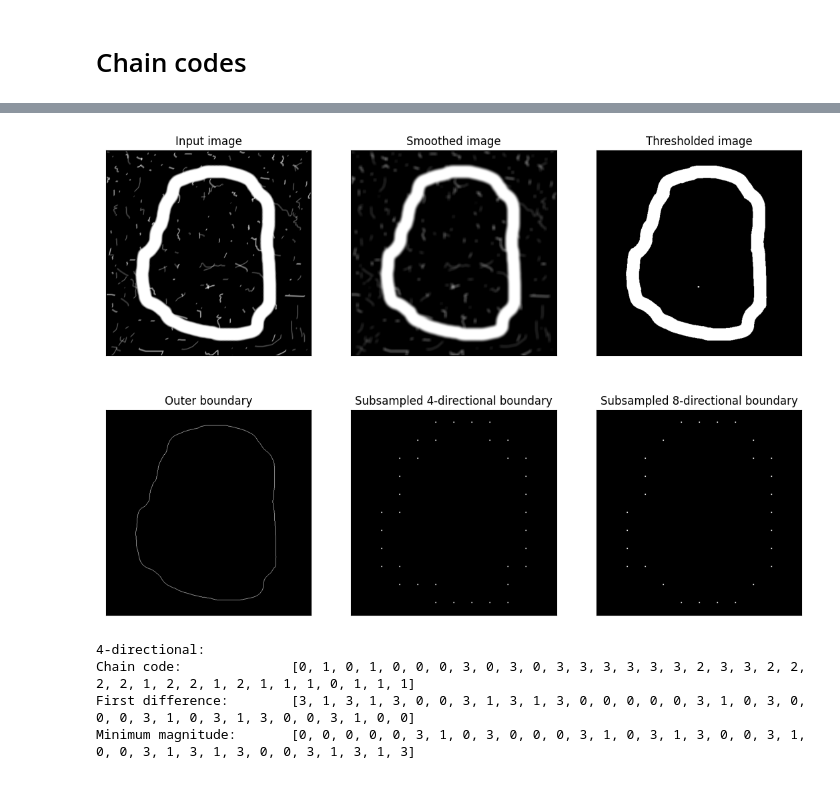
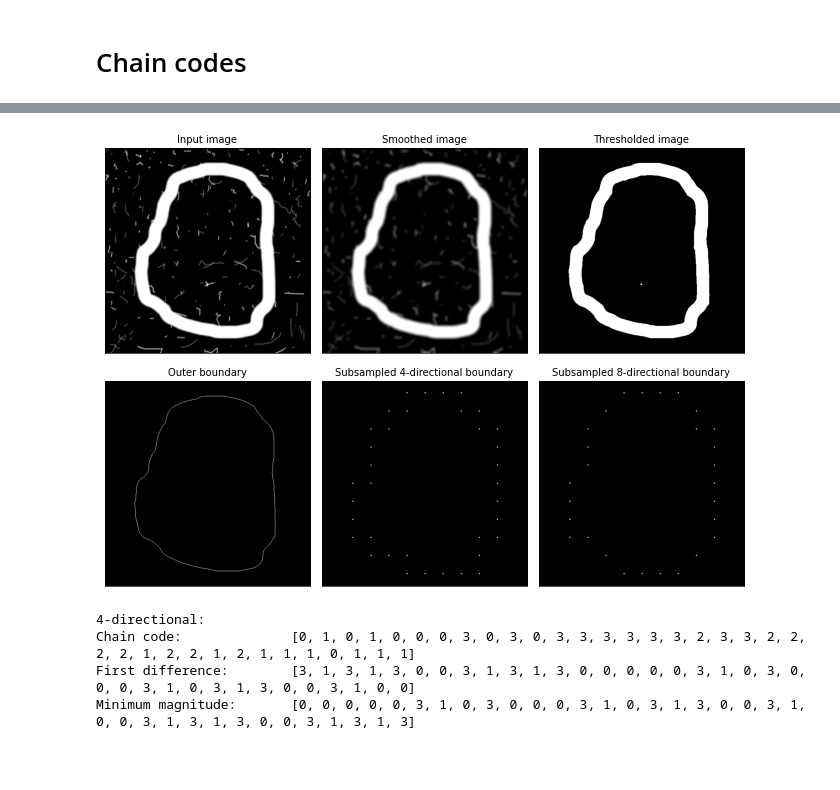
Before and after one commit to ArthurFDLR/Image_Boundaries_Analysis, a Jupyter notebook: Image_Boundaries_Analysis.ipynb, the cells around one changed output, grey strips where cells are left out. Drawn from its saved outputs; the diff is of its cells as text; code cells hidden in the pictures.

```diff
--- a/Image_Boundaries_Analysis.ipynb
+++ b/Image_Boundaries_Analysis.ipynb
@@ -164,36 +227,35 @@ img = io.imread('https://github.com/ArthurFDLR/Image_Boundaries_Analysis/blob/ma
 # Computation
 kernel_smoothing = np.ones((9,9),np.float32)/(9*9)
 img_g = filter2D(img,-1,kernel_smoothing)
 img_gB, _ = otsu_tresholding(img_g)
 gB_border, _ = boundary_following(img_gB)
 img_gB_border = draw_border(gB_border, img.shape)
 img_gB_border_resampled_4, sampled_viz_4 = resample(img_gB_border, 50, 0)
 img_gB_border_resampled_8, sampled_viz_8 = resample(img_gB_border, 50, 25)
 
 # Visualization
-fig, axs = plt.subplots(2, 3, figsize=(11,8), dpi=100)
+fig, axs = plt.subplots(2, 3, figsize=(11,8), dpi=60)
 axs = [ax for sub_ax in axs for ax in sub_ax]
 for ax in axs:
     ax.set_xticks([])
     ax.set_yticks([])
 
 axs[0].set_title('Input image')
 axs[0].imshow(img, cmap='gray')
 axs[1].set_title('Smoothed image')
 axs[1].imshow(img_g, cmap='gray')
 axs[2].set_title('Thresholded image')
 axs[2].imshow(img_gB, cmap='gray')
 axs[3].set_title('Outer boundary')
 axs[3].imshow(img_gB_border, cmap='gray')
 axs[4].set_title('Subsampled 4-directional boundary')
 axs[4].imshow(sampled_viz_4, cmap='gray')
 axs[5].set_title('Subsampled 8-directional boundary')
 axs[5].imshow(sampled_viz_8, cmap='gray')
 
 fig.tight_layout()
-fig.show()
 # %% [output]
-[figure, old version]
+[figure, new version]
 # %%
 def get_first_diff(chain_code):
     nbr_direction = max(chain_code)+1
```
Also changed, not shown: parts of 11 cells of this notebook, 2 other files.
